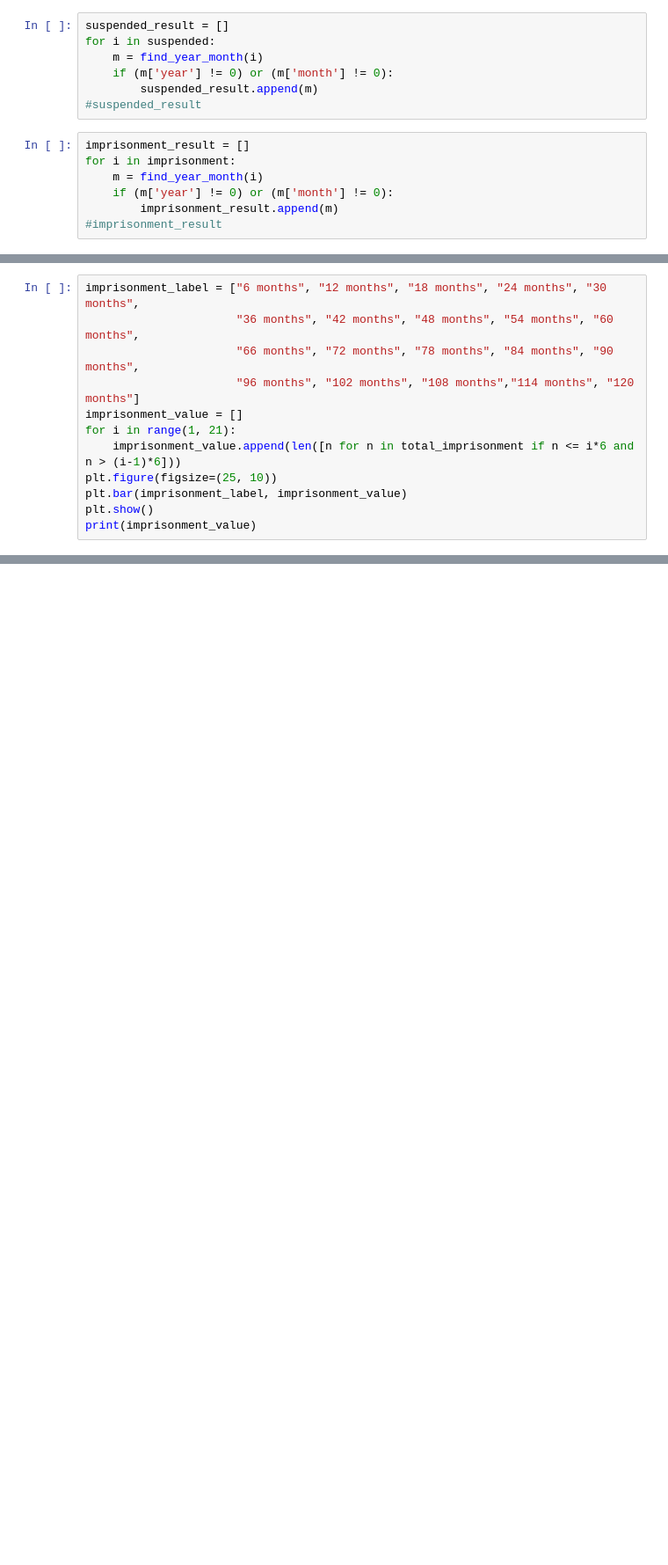
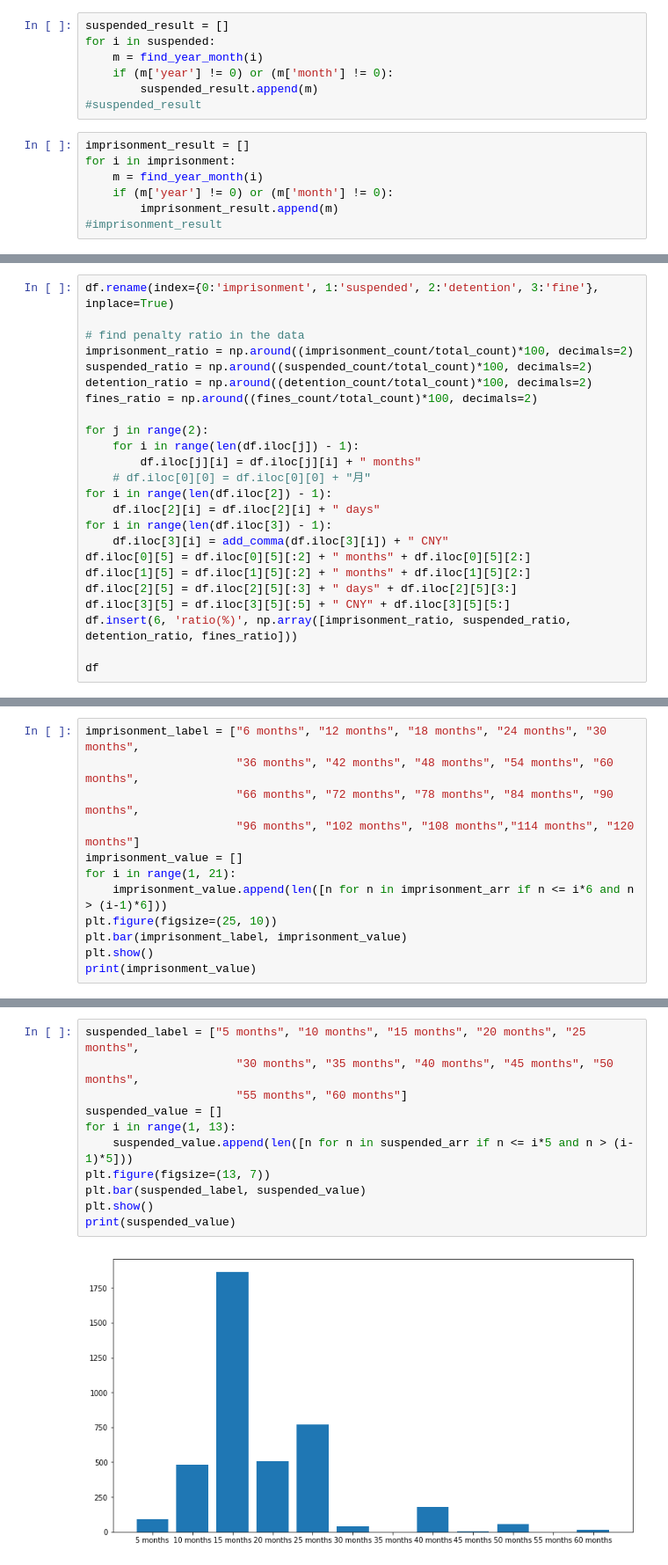
Before and after one commit to Yibin-Li/Law-Parser, a Jupyter notebook: Parsing Result Table.ipynb, the cells around one changed output, grey strips where cells are left out. Shown: that part at 88% size. Saved outputs shown, nothing was run; the diff lists cells and outputs as text; blank space fills up the shorter version.

```diff
--- a/Parsing Result Table.ipynb
+++ b/Parsing Result Table.ipynb
@@ -311,0 +394,24 @@ print(len(fines))
+# %%
+df.rename(index={0:'imprisonment', 1:'suspended', 2:'detention', 3:'fine'}, inplace=True)
+
+# find penalty ratio in the data
+imprisonment_ratio = np.around((imprisonment_count/total_count)*100, decimals=2)
+suspended_ratio = np.around((suspended_count/total_count)*100, decimals=2)
+detention_ratio = np.around((detention_count/total_count)*100, decimals=2)
+fines_ratio = np.around((fines_count/total_count)*100, decimals=2)
+
+for j in range(2):
+    for i in range(len(df.iloc[j]) - 1):
+        df.iloc[j][i] = df.iloc[j][i] + " months"
+    # df.iloc[0][0] = df.iloc[0][0] + "月"
+for i in range(len(df.iloc[2]) - 1):
+    df.iloc[2][i] = df.iloc[2][i] + " days"
+for i in range(len(df.iloc[3]) - 1):
+    df.iloc[3][i] = add_comma(df.iloc[3][i]) + " CNY"
+df.iloc[0][5] = df.iloc[0][5][:2] + " months" + df.iloc[0][5][2:]
+df.iloc[1][5] = df.iloc[1][5][:2] + " months" + df.iloc[1][5][2:]
+df.iloc[2][5] = df.iloc[2][5][:3] + " days" + df.iloc[2][5][3:]
+df.iloc[3][5] = df.iloc[3][5][:5] + " CNY" + df.iloc[3][5][5:]
+df.insert(6, 'ratio(%)', np.array([imprisonment_ratio, suspended_ratio, detention_ratio, fines_ratio]))
+
+df
@@ -367,7 +433,7 @@ imprisonment_label = ["6 months", "12 months", "18 months", "24 months", "30 mon
                       "96 months", "102 months", "108 months","114 months", "120 months"]
 imprisonment_value = []
 for i in range(1, 21):
-    imprisonment_value.append(len([n for n in total_imprisonment if n <= i*6 and n > (i-1)*6]))
+    imprisonment_value.append(len([n for n in imprisonment_arr if n <= i*6 and n > (i-1)*6]))
 plt.figure(figsize=(25, 10))
 plt.bar(imprisonment_label, imprisonment_value)
 plt.show()
@@ -389,0 +446,13 @@ for m in result:
+# %%
+suspended_label = ["5 months", "10 months", "15 months", "20 months", "25 months",
+                      "30 months", "35 months", "40 months", "45 months", "50 months",
+                      "55 months", "60 months"]
+suspended_value = []
+for i in range(1, 13):
+    suspended_value.append(len([n for n in suspended_arr if n <= i*5 and n > (i-1)*5]))
+plt.figure(figsize=(13, 7))
+plt.bar(suspended_label, suspended_value)
+plt.show()
+print(suspended_value)
+# %% [output]
+[figure, added]
```
Also changed, not shown: parts of 25 cells of this notebook.
